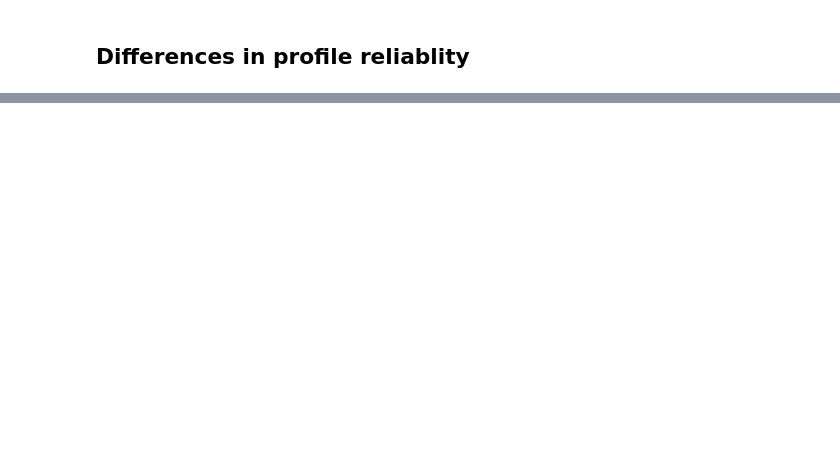
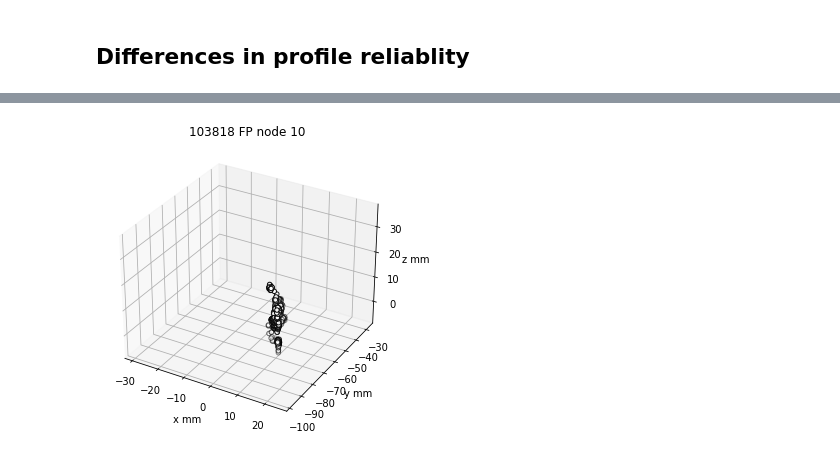
Before and after one commit to bloomdt-uw/dtw, a Jupyter notebook: dtw_test_retest_reliability.ipynb, the cells around one changed output, grey strips where cells are left out. Cells and saved outputs as stored; diff of their text form; code cells hidden in the pictures; blank space fills up the shorter version.

```diff
--- a/dtw_test_retest_reliability.ipynb
+++ b/dtw_test_retest_reliability.ipynb
@@ -458,6 +476,8 @@ retest
 ### Mean warped profile reliability
 # %%
 fa_mean_warped_correlations = pd.DataFrame.from_dict(mean_warped_correlations['dti_fa'])
-display(fa_mean_warped_correlations.T)
 
-ax = fa_mean_warped_correlations.T.hist(figsize=(15, 15))
+if show_intermediate_correlations:
+    display(fa_mean_warped_correlations.T)
+
+    ax = fa_mean_warped_correlations.T.hist(figsize=(15, 15))
@@ -473,6 +488,8 @@ fa_mean_warped_correlations_agg['double_std'] = 2 * fa_mean_warped_correlations_
 median = fa_mean_warped_correlations_agg['mean'].median(axis=0)
 fa_mean_warped_correlations_agg = fa_mean_warped_correlations_agg.append(pd.Series(name='median', dtype=float))
 fa_mean_warped_correlations_agg.at['median', 'mean'] = median
-display(fa_mean_warped_correlations_agg.T)
 
-ax = fa_mean_warped_correlations_agg.plot.bar(y='mean', yerr='double_std')
+if show_intermediate_correlations:
+    display(fa_mean_warped_correlations_agg.T)
+
+    ax = fa_mean_warped_correlations_agg.plot.bar(y='mean', yerr='double_std')
@@ -494,0 +559,7 @@ display(profile_reliability.T)
+# %%
+tractogram = get_subject_bundle_tractogram(hcp_test_afq, subject, bundle_name)
+fgarray = set_number_of_points(tractogram.streamlines, n_points)
+
+if show_bundle:
+
+    plot_bundle(f'{subject} {bundle_name}', fgarray)
@@ -494,0 +1044,4 @@ display(profile_reliability.T)
+# %%
+plot_node(f'{subject} {bundle_name}', fgarray, 10)
+# %% [output]
+[figure, added]
```
Also changed, not shown: parts of 52 cells of this notebook, 1 other file.
